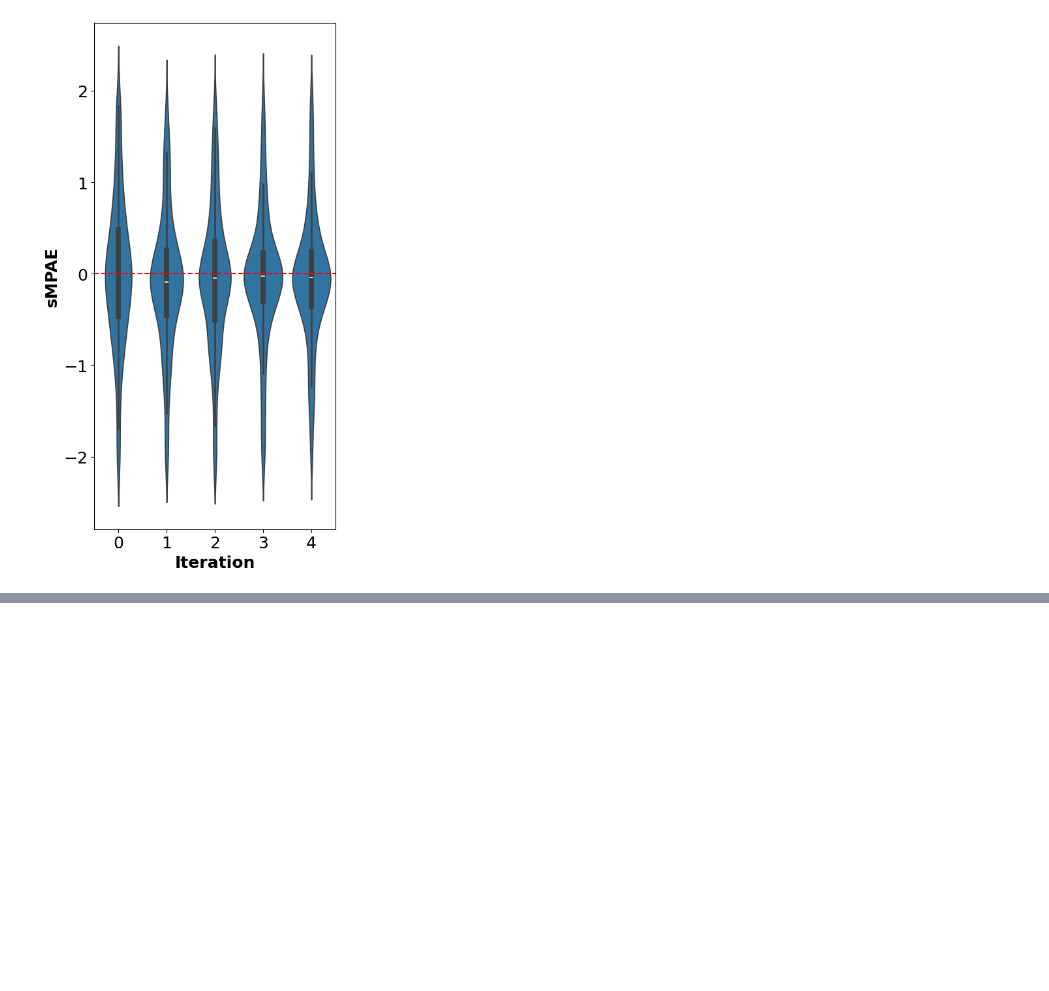
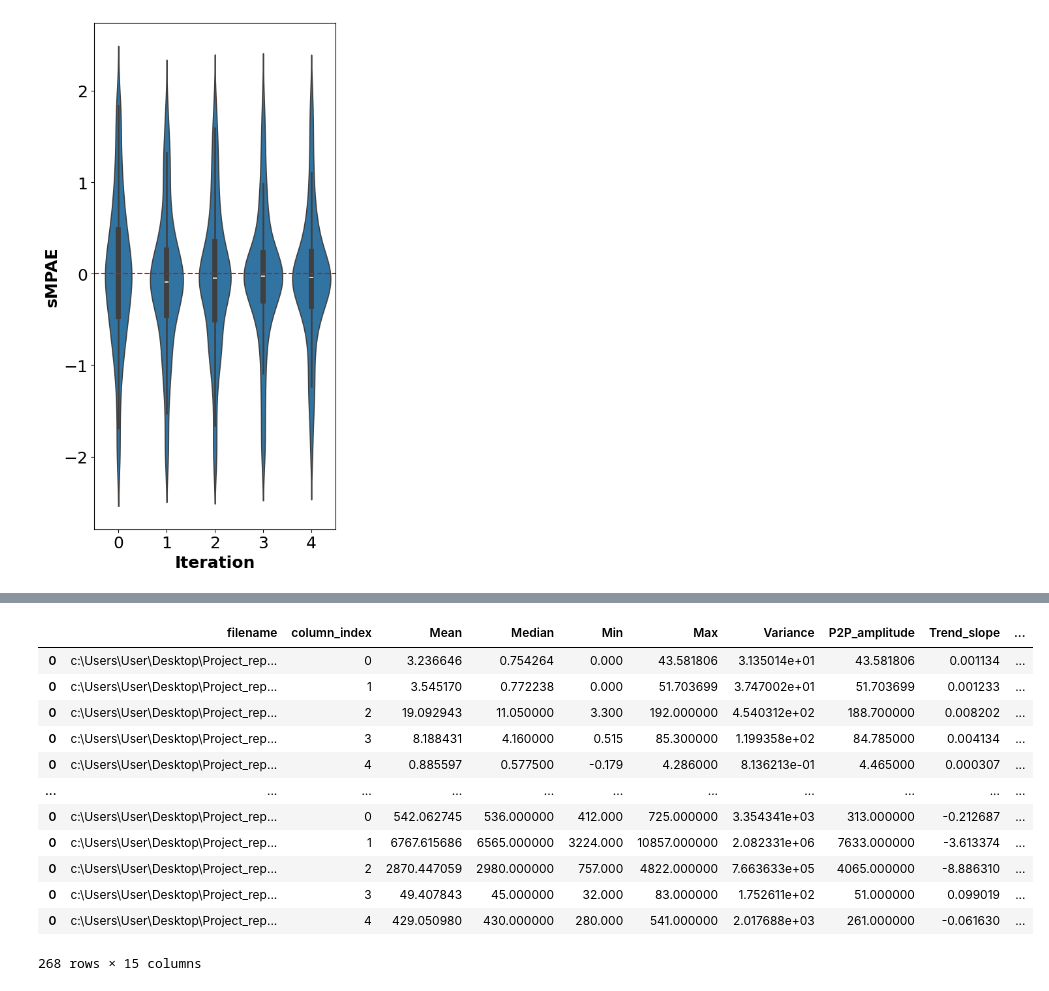
Before and after one commit to MiguelLoureiro98/timecave, a Jupyter notebook: experiments/processing_results.ipynb, the cells around one changed output, grey strips where cells are left out. Cells and saved outputs as stored; diff of their text form; code cells hidden in the pictures; blank space fills up the shorter version.

```diff
--- a/experiments/processing_results.ipynb
+++ b/experiments/processing_results.ipynb
@@ -475,0 +481,3 @@ violin_plots_per_iteration(prettify(iteration_data), "mse", "ARMA", pretty_metho
+# %%
+real_data_files = get_csv_filenames('datasets/processed_data')
+real_data_files
@@ -475,0 +502,30 @@ violin_plots_per_iteration(prettify(iteration_data), "mse", "ARMA", pretty_metho
+# %%
+d = {}
+for file in real_data_files:
+    df = pd.read_csv(file)
+    freq = get_freq(df, df.columns[0])
+    ts_list = get_univariate_series(df)
+    d_temp = {}
+
+    for cid, ts in enumerate(ts_list):
+        get_features(ts, freq)
+        d_temp[cid] = get_features(ts, freq)
+
+    file_df = pd.concat(d_temp).reset_index(0).rename(columns={'level_0': 'column_index'})
+    d[file] = file_df
+
+pd.concat(d).reset_index(0).rename(columns={'level_0': 'filename'})
+# %% [output]
+|  | filename | column_index | Mean | Median | Min | Max | Variance | P2P_amplitude | Trend_slope | ... |
+| 0 | c:\Users\User\Desktop\Project_rep... | 0 | 3.236646 | 0.754264 | 0.000 | 43.581806 | 3.135014e+01 | 43.581806 | 0.001134 | ... |
+| 0 | c:\Users\User\Desktop\Project_rep... | 1 | 3.545170 | 0.772238 | 0.000 | 51.703699 | 3.747002e+01 | 51.703699 | 0.001233 | ... |
+| 0 | c:\Users\User\Desktop\Project_rep... | 2 | 19.092943 | 11.050000 | 3.300 | 192.000000 | 4.540312e+02 | 188.700000 | 0.008202 | ... |
+| 0 | c:\Users\User\Desktop\Project_rep... | 3 | 8.188431 | 4.160000 | 0.515 | 85.300000 | 1.199358e+02 | 84.785000 | 0.004134 | ... |
+| 0 | c:\Users\User\Desktop\Project_rep... | 4 | 0.885597 | 0.577500 | -0.179 | 4.286000 | 8.136213e-01 | 4.465000 | 0.000307 | ... |
+| ... | ... | ... | ... | ... | ... | ... | ... | ... | ... | ... |
+| 0 | c:\Users\User\Desktop\Project_rep... | 0 | 542.062745 | 536.000000 | 412.000 | 725.000000 | 3.354341e+03 | 313.000000 | -0.212687 | ... |
+| 0 | c:\Users\User\Desktop\Project_rep... | 1 | 6767.615686 | 6565.000000 | 3224.000 | 10857.000000 | 2.082331e+06 | 7633.000000 | -3.613374 | ... |
+| 0 | c:\Users\User\Desktop\Project_rep... | 2 | 2870.447059 | 2980.000000 | 757.000 | 4822.000000 | 7.663633e+05 | 4065.000000 | -8.886310 | ... |
+| 0 | c:\Users\User\Desktop\Project_rep... | 3 | 49.407843 | 45.000000 | 32.000 | 83.000000 | 1.752611e+02 | 51.000000 | 0.099019 | ... |
+| 0 | c:\Users\User\Desktop\Project_rep... | 4 | 429.050980 | 430.000000 | 280.000 | 541.000000 | 2.017688e+03 | 261.000000 | -0.061630 | ... |
+268 rows × 15 columns
```
Also changed, not shown: parts of 3 cells of this notebook.
